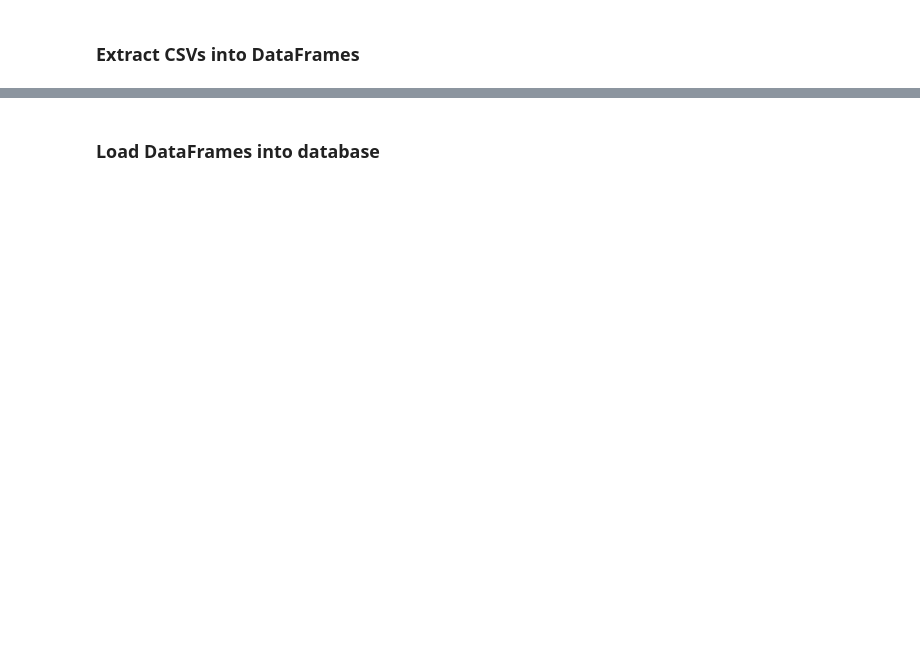
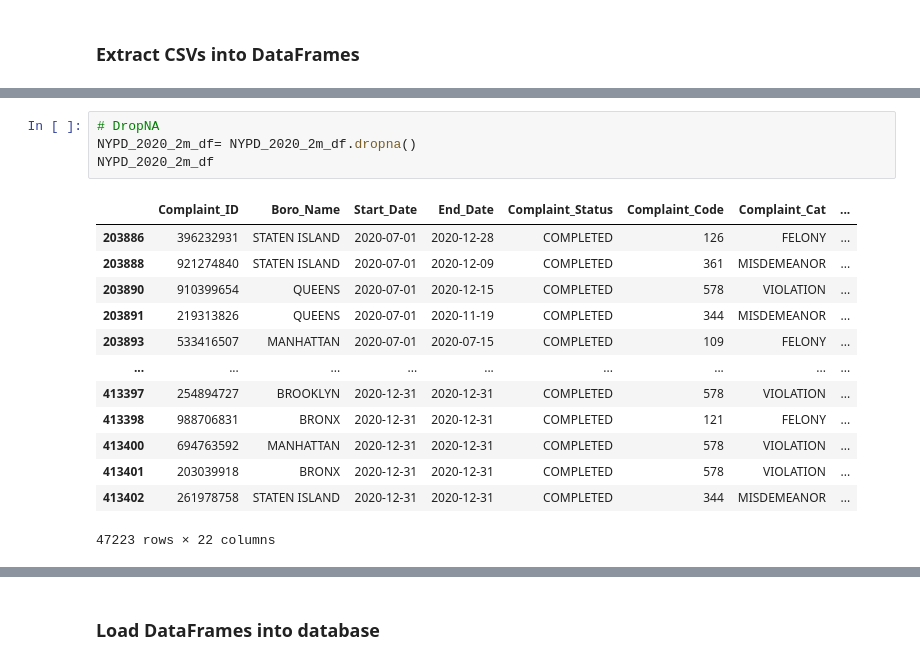
Before and after one commit to bxprdr25/ETL-challenge, a Jupyter notebook: pandas_etl.ipynb, the cells around one changed output, grey strips where cells are left out. Cells and saved outputs as stored; diff of their text form; blank space fills up the shorter version.

```diff
--- a/pandas_etl.ipynb
+++ b/pandas_etl.ipynb
@@ -67,0 +187,18 @@ lat_long_df.head()
+# %%
+# DropNA
+NYPD_2020_2m_df= NYPD_2020_2m_df.dropna()
+NYPD_2020_2m_df
+# %% [output]
+|  | Complaint_ID | Boro_Name | Start_Date | End_Date | Complaint_Status | Complaint_Code | Complaint_Cat | ... |
+| 203886 | 396232931 | STATEN ISLAND | 2020-07-01 | 2020-12-28 | COMPLETED | 126 | FELONY | ... |
+| 203888 | 921274840 | STATEN ISLAND | 2020-07-01 | 2020-12-09 | COMPLETED | 361 | MISDEMEANOR | ... |
+| 203890 | 910399654 | QUEENS | 2020-07-01 | 2020-12-15 | COMPLETED | 578 | VIOLATION | ... |
+| 203891 | 219313826 | QUEENS | 2020-07-01 | 2020-11-19 | COMPLETED | 344 | MISDEMEANOR | ... |
+| 203893 | 533416507 | MANHATTAN | 2020-07-01 | 2020-07-15 | COMPLETED | 109 | FELONY | ... |
+| ... | ... | ... | ... | ... | ... | ... | ... | ... |
+| 413397 | 254894727 | BROOKLYN | 2020-12-31 | 2020-12-31 | COMPLETED | 578 | VIOLATION | ... |
+| 413398 | 988706831 | BRONX | 2020-12-31 | 2020-12-31 | COMPLETED | 121 | FELONY | ... |
+| 413400 | 694763592 | MANHATTAN | 2020-12-31 | 2020-12-31 | COMPLETED | 578 | VIOLATION | ... |
+| 413401 | 203039918 | BRONX | 2020-12-31 | 2020-12-31 | COMPLETED | 578 | VIOLATION | ... |
+| 413402 | 261978758 | STATEN ISLAND | 2020-12-31 | 2020-12-31 | COMPLETED | 344 | MISDEMEANOR | ... |
+47223 rows × 22 columns
```
Also changed, not shown: parts of 30 cells of this notebook, 2 other files.
